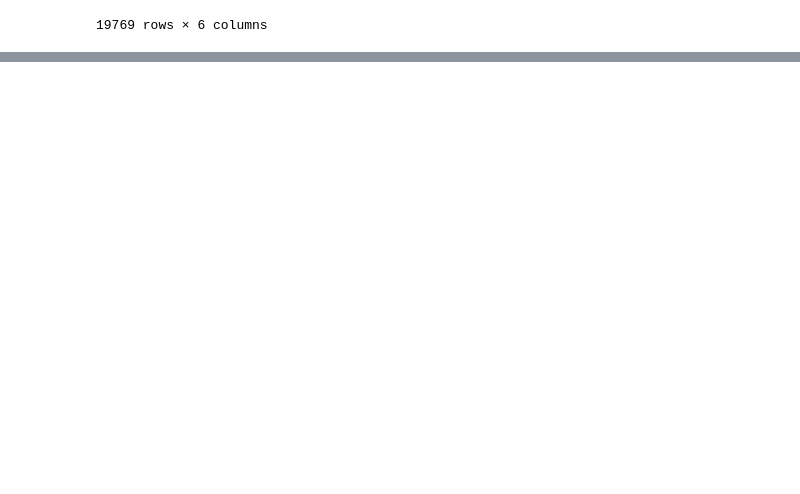
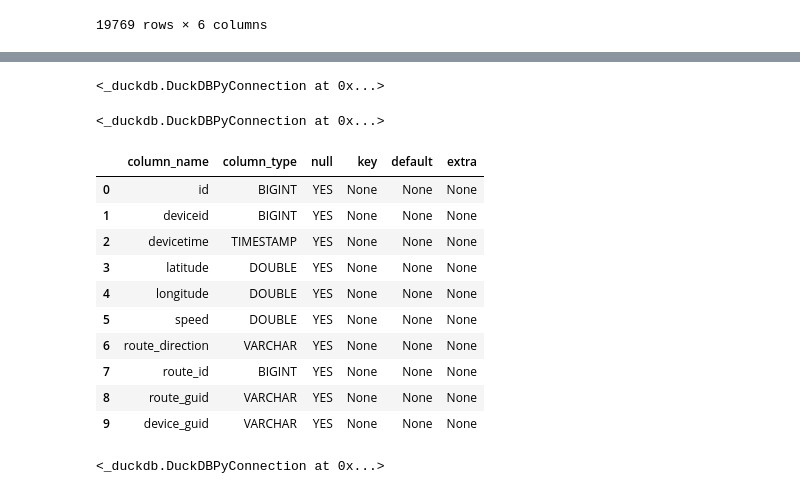
Before and after one commit to Dusuan/ml-proyects, a Jupyter notebook: bus_proyect_pipeline/bus.ipynb, the cells around one changed output, grey strips where cells are left out. Cells and saved outputs as stored; diff of their text form; code cells hidden in the pictures; blank space fills up the shorter version.

```diff
--- a/bus_proyect_pipeline/bus.ipynb
+++ b/bus_proyect_pipeline/bus.ipynb
@@ -266,0 +253,45 @@ segment_level_data
+# %%
+import duckdb
+
+con = duckdb.connect()
+
+con.execute("""
+    CREATE TABLE gps_sorted AS
+    SELECT *
+    FROM 'gps_clean.parquet'
+    ORDER BY deviceid, devicetime
+""")
+# %% [output]
+<_duckdb.DuckDBPyConnection at 0x...>
+# %%
+con.execute("""
+    CREATE TABLE segments AS
+    SELECT * FROM read_csv_auto('../datasets/asana/segment_level_data.csv');
+""")
+# %% [output]
+<_duckdb.DuckDBPyConnection at 0x...>
+# %%
+con.execute("DESCRIBE gps_sorted").fetchdf()
+# %% [output]
+|  | column_name | column_type | null | key | default | extra |
+| 0 | id | BIGINT | YES | None | None | None |
+| 1 | deviceid | BIGINT | YES | None | None | None |
+| 2 | devicetime | TIMESTAMP | YES | None | None | None |
+| 3 | latitude | DOUBLE | YES | None | None | None |
+| 4 | longitude | DOUBLE | YES | None | None | None |
+| 5 | speed | DOUBLE | YES | None | None | None |
+| 6 | route_direction | VARCHAR | YES | None | None | None |
+| 7 | route_id | BIGINT | YES | None | None | None |
+| 8 | route_guid | VARCHAR | YES | None | None | None |
+| 9 | device_guid | VARCHAR | YES | None | None | None |
+# %%
+con.execute("""
+    COPY (
+        SELECT *
+        FROM read_csv_auto('../datasets/asana/segment_level_data.csv')
+    )
+    TO 'segments.parquet'
+    (FORMAT PARQUET);
+""")
+# %% [output]
+<_duckdb.DuckDBPyConnection at 0x...>
```
Also changed, not shown: parts of 22 cells of this notebook.
